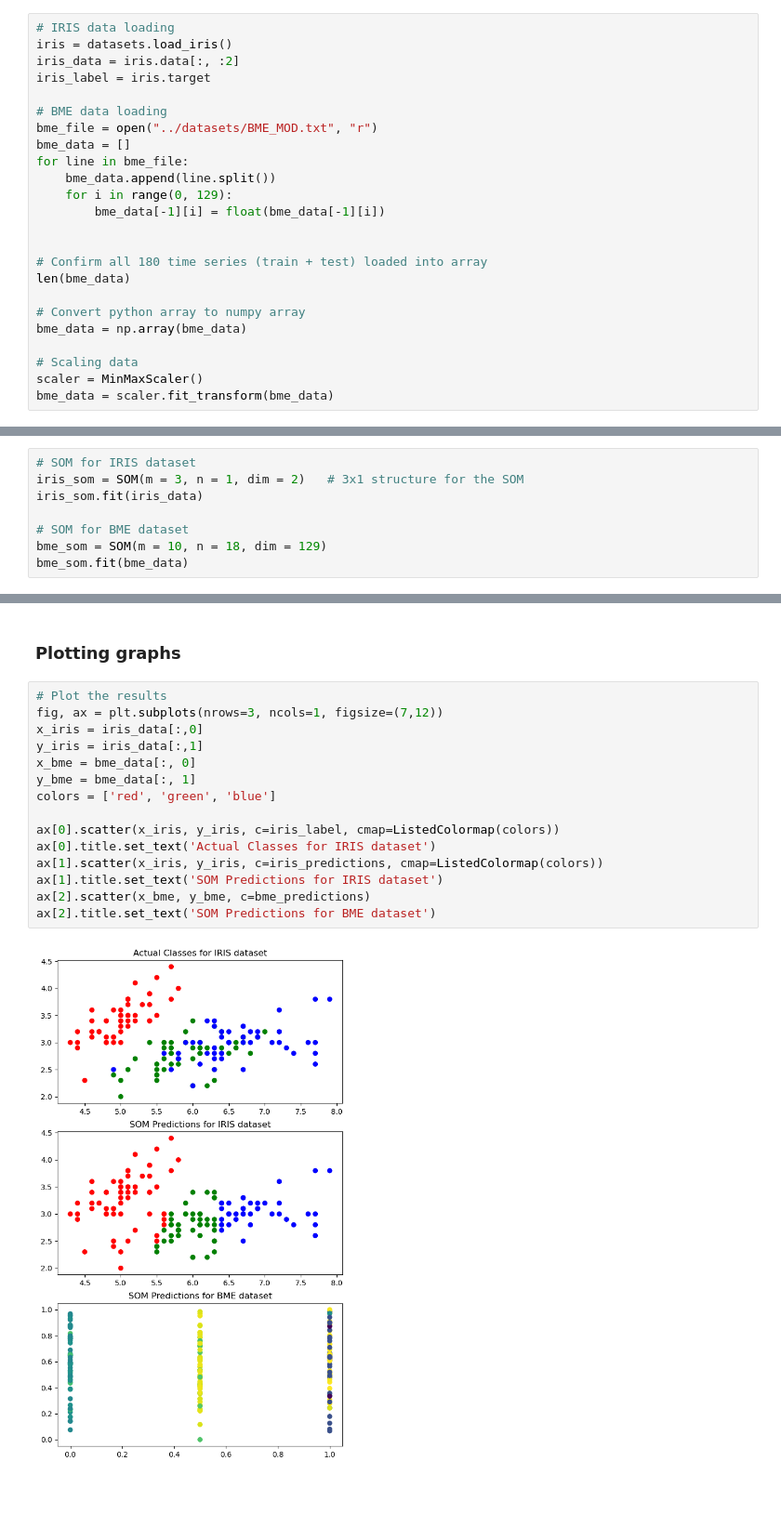
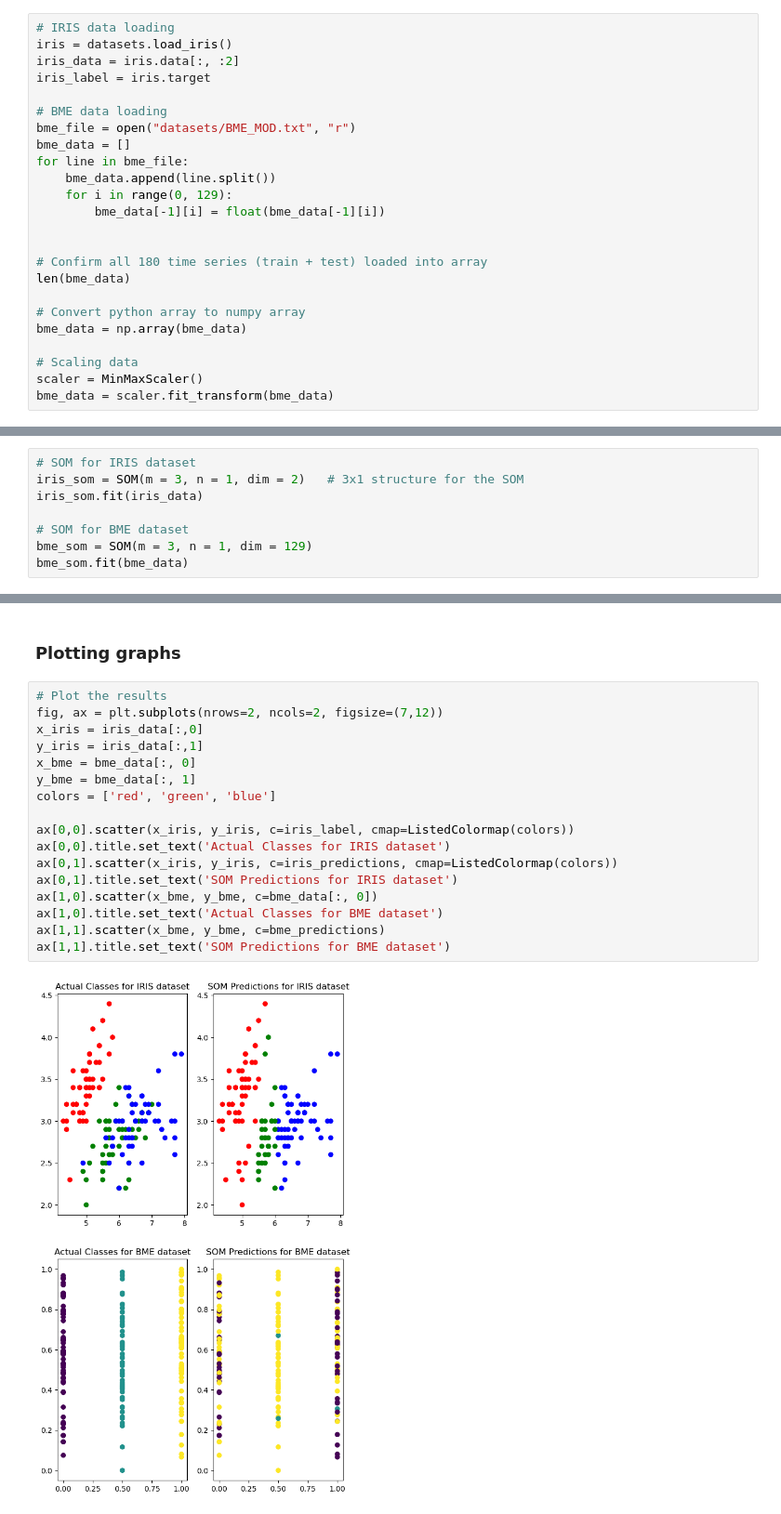
Before and after one commit to JoshSadiq/IL2233, a Jupyter notebook: 3-lab/som.ipynb, the cells around one changed output, grey strips where cells are left out. Shown at 93% size. Cells and saved outputs as stored; diff of their text form; blank space fills up the shorter version.

```diff
--- a/3-lab/som.ipynb
+++ b/3-lab/som.ipynb
@@ -23,7 +23,7 @@ iris_data = iris.data[:, :2]
 iris_label = iris.target
 
 # BME data loading
-bme_file = open("../datasets/BME_MOD.txt", "r")
+bme_file = open("datasets/BME_MOD.txt", "r")
 bme_data = []
 for line in bme_file:
     bme_data.append(line.split())
@@ -48,7 +48,7 @@ iris_som = SOM(m = 3, n = 1, dim = 2)   # 3x1 structure for the SOM
 iris_som.fit(iris_data)
 
 # SOM for BME dataset
-bme_som = SOM(m = 10, n = 18, dim = 129)
+bme_som = SOM(m = 3, n = 1, dim = 129)
 bme_som.fit(bme_data)
 # %% [markdown]
 ### Applying datasets to SOMs
@@ -59,18 +71,20 @@ bme_predictions = bme_som.predict(bme_data)
 ### Plotting graphs
 # %%
 # Plot the results
-fig, ax = plt.subplots(nrows=3, ncols=1, figsize=(7,12))
+fig, ax = plt.subplots(nrows=2, ncols=2, figsize=(7,12))
 x_iris = iris_data[:,0]
 y_iris = iris_data[:,1]
 x_bme = bme_data[:, 0]
 y_bme = bme_data[:, 1]
 colors = ['red', 'green', 'blue']
 
-ax[0].scatter(x_iris, y_iris, c=iris_label, cmap=ListedColormap(colors))
-ax[0].title.set_text('Actual Classes for IRIS dataset')
-ax[1].scatter(x_iris, y_iris, c=iris_predictions, cmap=ListedColormap(colors))
-ax[1].title.set_text('SOM Predictions for IRIS dataset')
-ax[2].scatter(x_bme, y_bme, c=bme_predictions)
-ax[2].title.set_text('SOM Predictions for BME dataset')
+ax[0,0].scatter(x_iris, y_iris, c=iris_label, cmap=ListedColormap(colors))
+ax[0,0].title.set_text('Actual Classes for IRIS dataset')
+ax[0,1].scatter(x_iris, y_iris, c=iris_predictions, cmap=ListedColormap(colors))
+ax[0,1].title.set_text('SOM Predictions for IRIS dataset')
+ax[1,0].scatter(x_bme, y_bme, c=bme_data[:, 0])
+ax[1,0].title.set_text('Actual Classes for BME dataset')
+ax[1,1].scatter(x_bme, y_bme, c=bme_predictions)
+ax[1,1].title.set_text('SOM Predictions for BME dataset')
 # %% [output]
-[figure, old version]
+[figure, new version]
```
Also changed, not shown: parts of 7 cells of this notebook, 3 other files.
